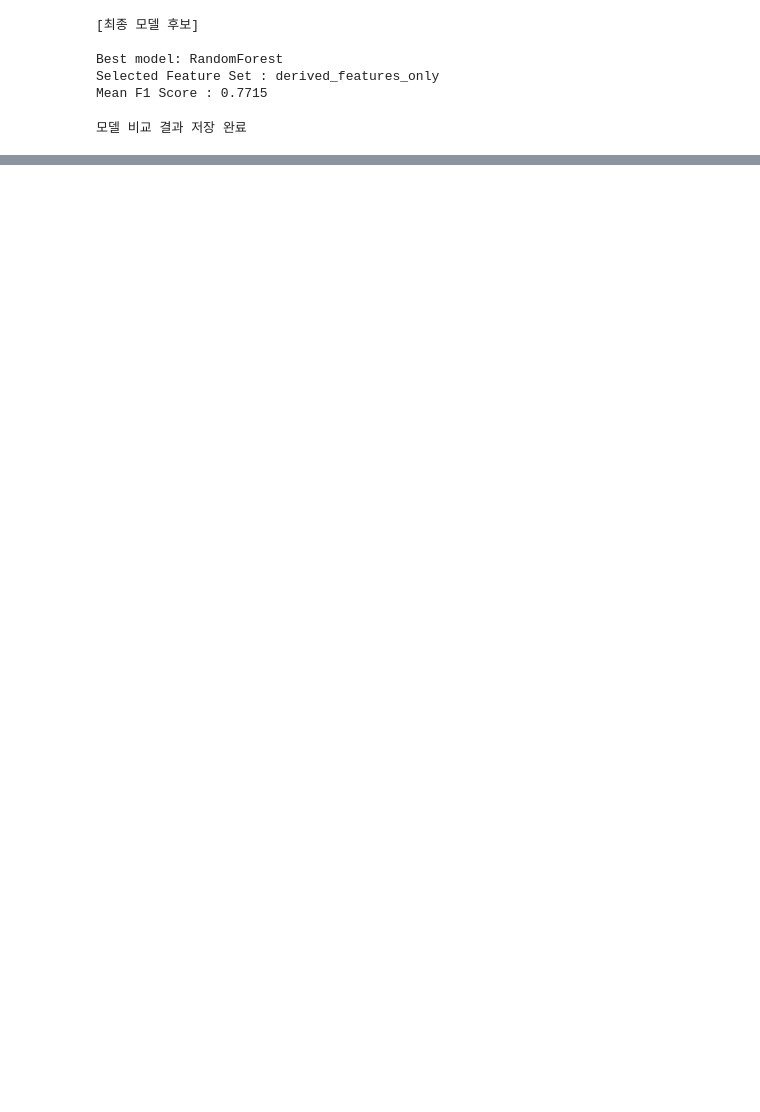
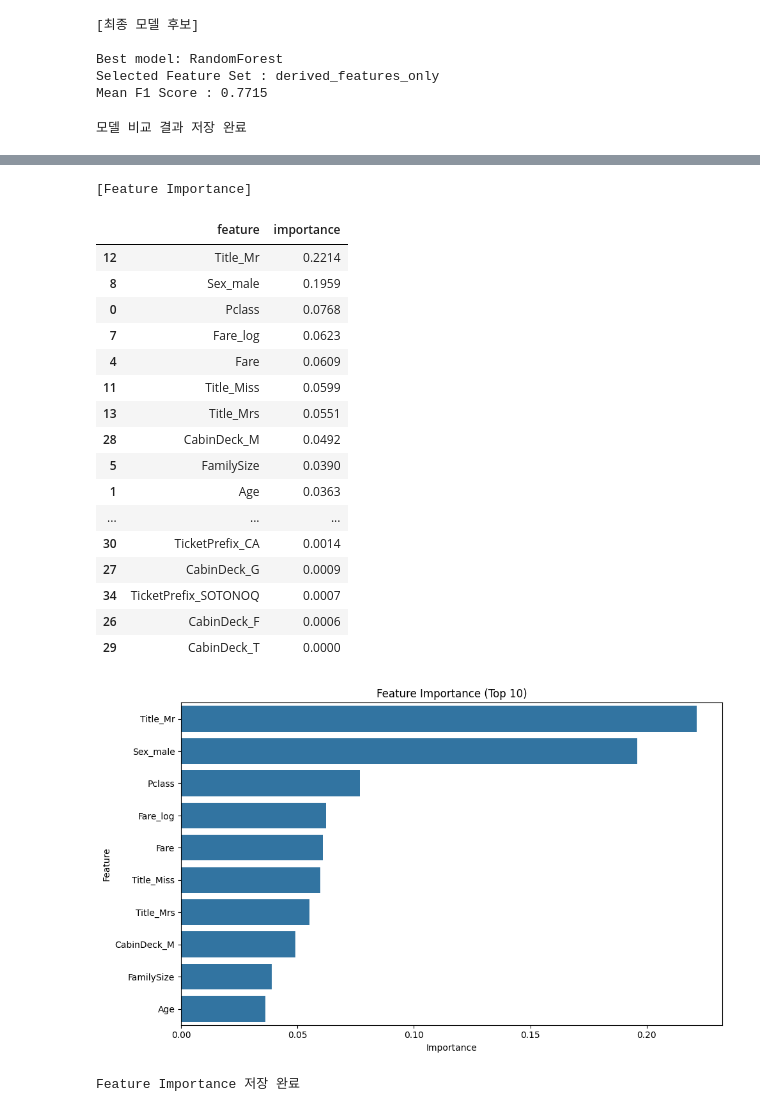
Before and after one commit to kimhm97/titanic-project, a Jupyter notebook: notebook/03_model/08_make_submission.ipynb, the cells around one changed output, grey strips where cells are left out. Drawn from its saved outputs; the diff is of its cells as text; code cells hidden in the pictures; blank space fills up the shorter version.

```diff
--- a/notebook/03_model/08_make_submission.ipynb
+++ b/notebook/03_model/08_make_submission.ipynb
@@ -361,0 +404,77 @@ print("모델 비교 결과 저장 완료")
+# %%
+# ============================================================
+# Feature Importance 추출 (Tree 기반 모델만)
+# ============================================================
+
+if hasattr(final_model, "feature_importances_"):
+
+    importances = final_model.feature_importances_
+
+    feature_importance_df = pd.DataFrame({
+        'feature': X.columns,
+        'importance': importances
+    }).sort_values(by='importance', ascending=False)
+
+    print("\n[Feature Importance]")
+    display(feature_importance_df)
+
+    # ========================================================
+    # 시각화
+    # ========================================================
+
+    import matplotlib.pyplot as plt
+    import seaborn as sns
+
+    plt.figure(figsize=(10,6))
+
+    sns.barplot(
+        data=feature_importance_df.head(10),
+        x='importance',
+        y='feature'
+    )
+
+    plt.title("Feature Importance (Top 10)")
+    plt.xlabel("Importance")
+    plt.ylabel("Feature")
+
+    plt.tight_layout()
+
+    plt.savefig("../../output/figures/feature_importance.png", bbox_inches='tight')
+
+    plt.show()
+
+
+    # ========================================================
+    # 저장
+    # ========================================================
+
+    feature_importance_df.to_csv(
+        "../../output/tables/feature_importance.csv",
+        index=False
+    )
+
+    print("Feature Importance 저장 완료")
+
+else:
+    print("\n이 모델은 feature_importances_를 제공하지 않습니다.")
+# %% [output]
+[Feature Importance]
+|  | feature | importance |
+| 12 | Title_Mr | 0.2214 |
+| 8 | Sex_male | 0.1959 |
+| 0 | Pclass | 0.0768 |
+| 7 | Fare_log | 0.0623 |
+| 4 | Fare | 0.0609 |
+| 11 | Title_Miss | 0.0599 |
+| 13 | Title_Mrs | 0.0551 |
+| 28 | CabinDeck_M | 0.0492 |
+| 5 | FamilySize | 0.0390 |
+| 1 | Age | 0.0363 |
+| ... | ... | ... |
+| 30 | TicketPrefix_CA | 0.0014 |
+| 27 | CabinDeck_G | 0.0009 |
+| 34 | TicketPrefix_SOTONOQ | 0.0007 |
+| 26 | CabinDeck_F | 0.0006 |
+| 29 | CabinDeck_T | 0.0000 |
+[figure, added]
+Feature Importance 저장 완료
```
Also changed, not shown: parts of 1 cell of this notebook, 11 other files.
